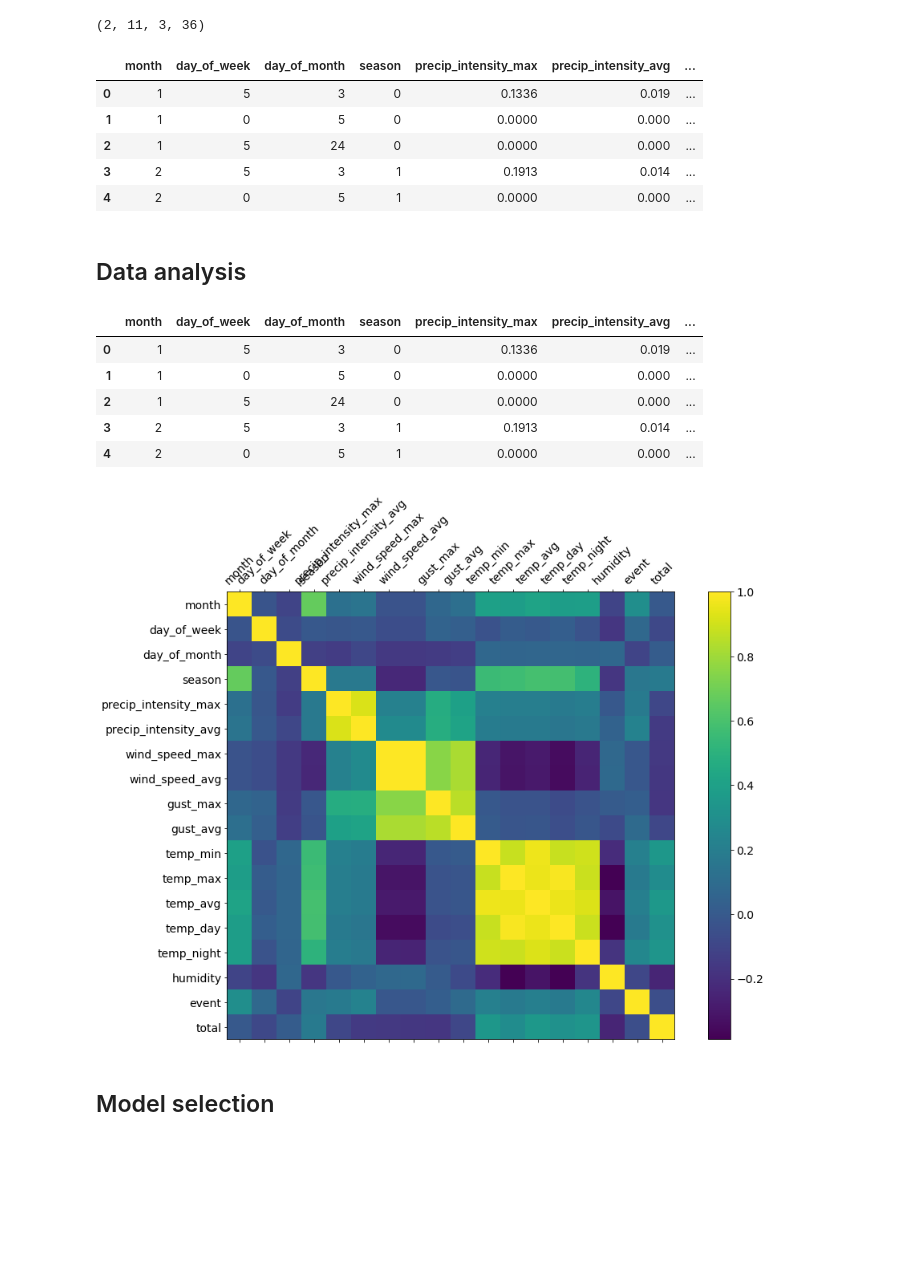
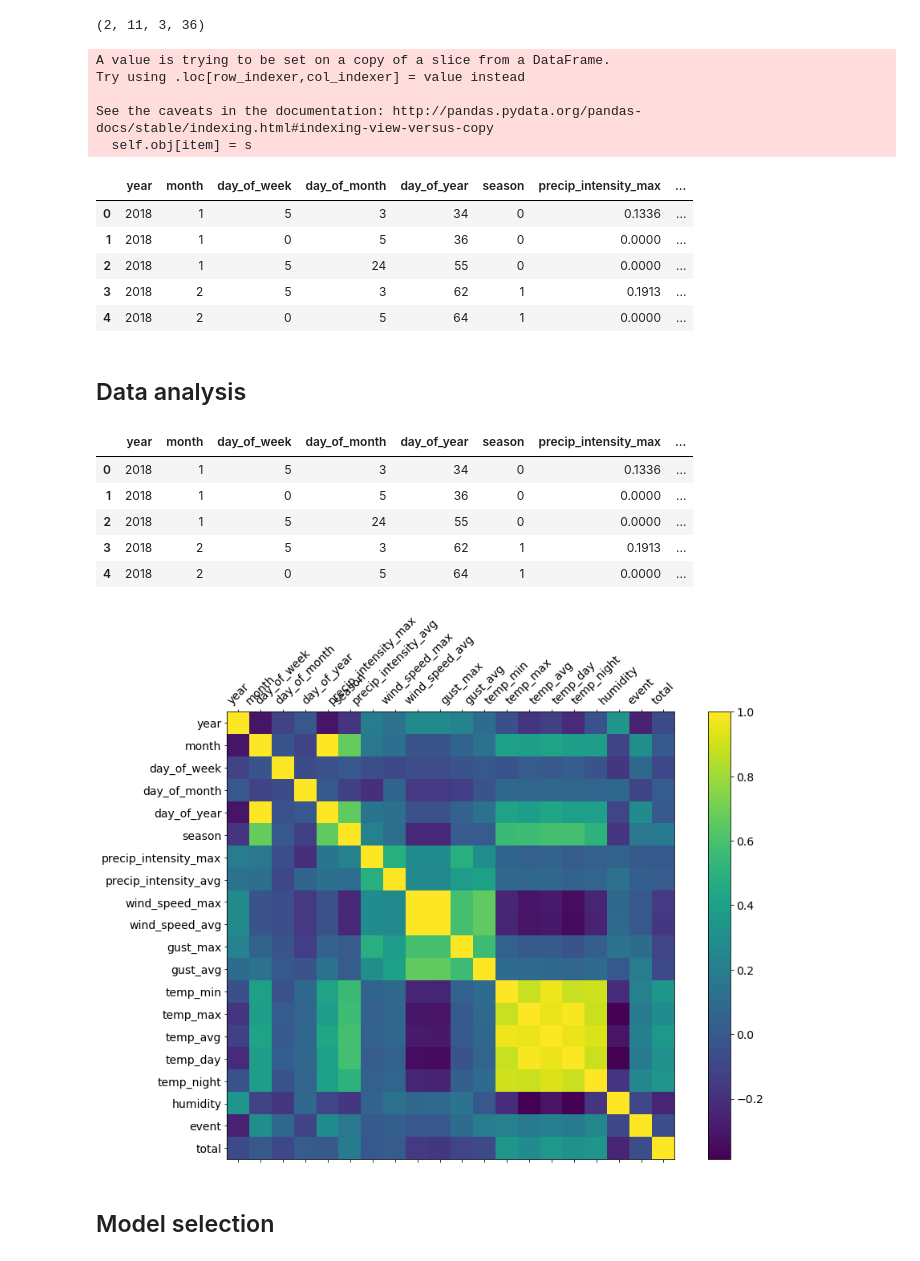
Before and after one commit to kamransoomro84/souper-duper, a Jupyter notebook: ml_models.ipynb, the cells around one changed output. Saved outputs shown, nothing was run; the diff lists cells and outputs as text; code cells hidden in the pictures; blank space fills up the shorter version.

```diff
--- a/ml_models.ipynb
+++ b/ml_models.ipynb
@@ -31,7 +31,7 @@ weather.head()
 weather['date'] = weather['year'].astype(str) + '-' + \
                   weather['month'].astype(str).apply(lambda s: f'{s:0>2}') + '-' + \
                   weather['day'].astype(str).apply(lambda s: f'{s:0>2}')
-weather = weather.drop(['day', 'month', 'year'], axis = 1)
+weather = weather.drop(['month'], axis = 1)
 weather.loc[:, 'day_of_year'] = weather.loc[:, 'date'].apply(date2dayofyear)
 df = weather.merge(soup, on = 'date')
 df.head()
@@ -46,8 +46,10 @@ df.head()
 # %%
 variables = [
+    'year',
     'month',
     'day_of_week',
     'day_of_month',
+    'day_of_year',
     'season',
     'precip_intensity_max',
     'precip_intensity_avg',
@@ -118,36 +120,41 @@ X.loc[:, 'month'] = X.loc[:, 'month'].apply(month2int)
 X.loc[:, 'season'] = X.loc[:, 'season'].apply(season2int)
 X.head()
 # %% [output]
+A value is trying to be set on a copy of a slice from a DataFrame.
+Try using .loc[row_indexer,col_indexer] = value instead
+
+See the caveats in the documentation: http://pandas.pydata.org/pandas-docs/stable/indexing.html#indexing-view-versus-copy
+  self.obj[item] = s
-|  | month | day_of_week | day_of_month | season | precip_intensity_max | precip_intensity_avg | ... |
-| 0 | 1 | 5 | 3 | 0 | 0.1336 | 0.019 | ... |
-| 1 | 1 | 0 | 5 | 0 | 0.0000 | 0.000 | ... |
-| 2 | 1 | 5 | 24 | 0 | 0.0000 | 0.000 | ... |
-| 3 | 2 | 5 | 3 | 1 | 0.1913 | 0.014 | ... |
-| 4 | 2 | 0 | 5 | 1 | 0.0000 | 0.000 | ... |
+|  | year | month | day_of_week | day_of_month | day_of_year | season | precip_intensity_max | ... |
+| 0 | 2018 | 1 | 5 | 3 | 34 | 0 | 0.1336 | ... |
+| 1 | 2018 | 1 | 0 | 5 | 36 | 0 | 0.0000 | ... |
+| 2 | 2018 | 1 | 5 | 24 | 55 | 0 | 0.0000 | ... |
+| 3 | 2018 | 2 | 5 | 3 | 62 | 1 | 0.1913 | ... |
+| 4 | 2018 | 2 | 0 | 5 | 64 | 1 | 0.0000 | ... |
 # %% [markdown]
 ## Data analysis
 # %%
 from matplotlib import pyplot as plt
 # %%
-df = X.copy()
-df['total'] = y
-df.head()
+viz = X.copy()
+viz['total'] = y
+viz.head()
 # %% [output]
-|  | month | day_of_week | day_of_month | season | precip_intensity_max | precip_intensity_avg | ... |
-| 0 | 1 | 5 | 3 | 0 | 0.1336 | 0.019 | ... |
-| 1 | 1 | 0 | 5 | 0 | 0.0000 | 0.000 | ... |
-| 2 | 1 | 5 | 24 | 0 | 0.0000 | 0.000 | ... |
-| 3 | 2 | 5 | 3 | 1 | 0.1913 | 0.014 | ... |
-| 4 | 2 | 0 | 5 | 1 | 0.0000 | 0.000 | ... |
+|  | year | month | day_of_week | day_of_month | day_of_year | season | precip_intensity_max | ... |
+| 0 | 2018 | 1 | 5 | 3 | 34 | 0 | 0.1336 | ... |
+| 1 | 2018 | 1 | 0 | 5 | 36 | 0 | 0.0000 | ... |
+| 2 | 2018 | 1 | 5 | 24 | 55 | 0 | 0.0000 | ... |
+| 3 | 2018 | 2 | 5 | 3 | 62 | 1 | 0.1913 | ... |
+| 4 | 2018 | 2 | 0 | 5 | 64 | 1 | 0.0000 | ... |
 # %%
 f = plt.figure(figsize=(15, 10))
-plt.matshow(df.corr(), fignum=f.number)
-plt.xticks(range(df.shape[1]), df.columns, fontsize=14, rotation=45)
-plt.yticks(range(df.shape[1]), df.columns, fontsize=14)
+plt.matshow(viz.corr(), fignum=f.number)
+plt.xticks(range(viz.shape[1]), viz.columns, fontsize=14, rotation=45)
+plt.yticks(range(viz.shape[1]), viz.columns, fontsize=14)
 cb = plt.colorbar()
 cb.ax.tick_params(labelsize=14)
 # %% [output]
-[figure, old version]
+[figure, new version]
 # %% [markdown]
 ## Model selection
 # %%
```
Also changed, not shown: parts of 14 cells of this notebook.
